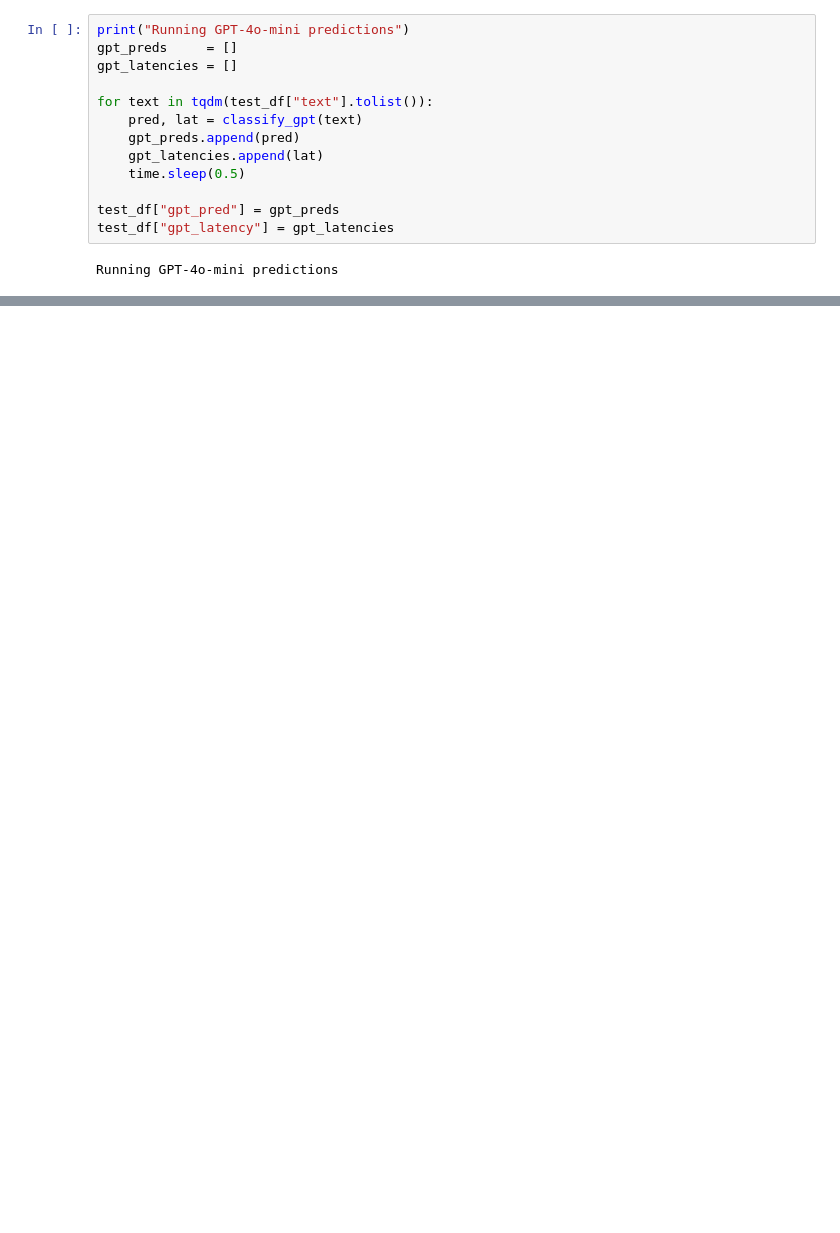
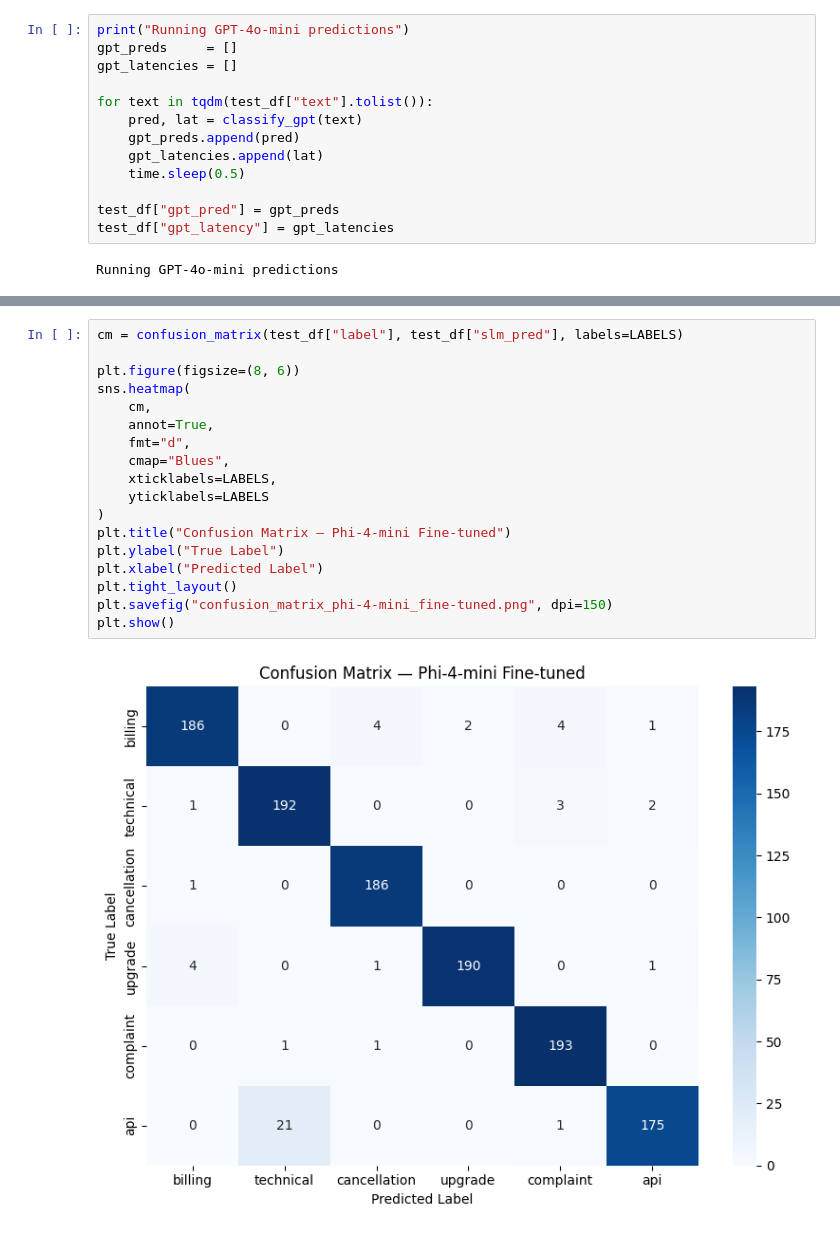
Before and after one commit to cngchis/Support-ticket-router, a Jupyter notebook: notebooks/evalution.ipynb, the cells around one changed output, grey strips where cells are left out. Cells and saved outputs as stored; diff of their text form; blank space fills up the shorter version.

```diff
--- a/notebooks/evalution.ipynb
+++ b/notebooks/evalution.ipynb
@@ -230,0 +255,20 @@ weighted avg     0.8713    0.8400    0.8325       150
+# %%
+cm = confusion_matrix(test_df["label"], test_df["slm_pred"], labels=LABELS)
+
+plt.figure(figsize=(8, 6))
+sns.heatmap(
+    cm,
+    annot=True,
+    fmt="d",
+    cmap="Blues",
+    xticklabels=LABELS,
+    yticklabels=LABELS
+)
+plt.title("Confusion Matrix — Phi-4-mini Fine-tuned")
+plt.ylabel("True Label")
+plt.xlabel("Predicted Label")
+plt.tight_layout()
+plt.savefig("confusion_matrix_phi-4-mini_fine-tuned.png", dpi=150)
+plt.show()
+# %% [output]
+[figure, added]
```
Also changed, not shown: parts of 13 cells of this notebook, 2 other files.
